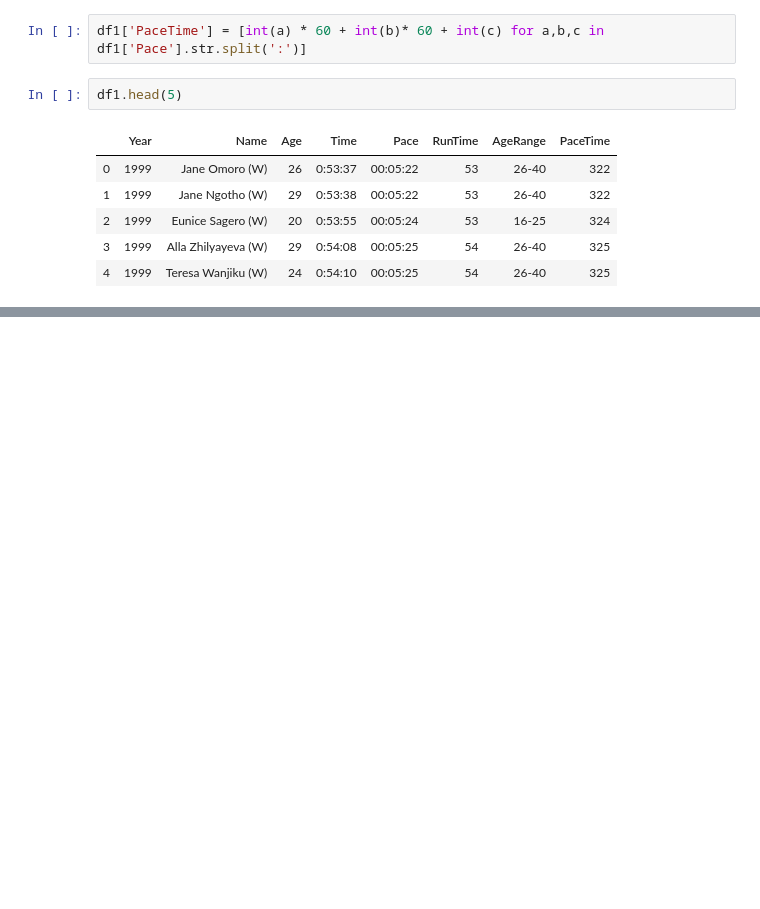
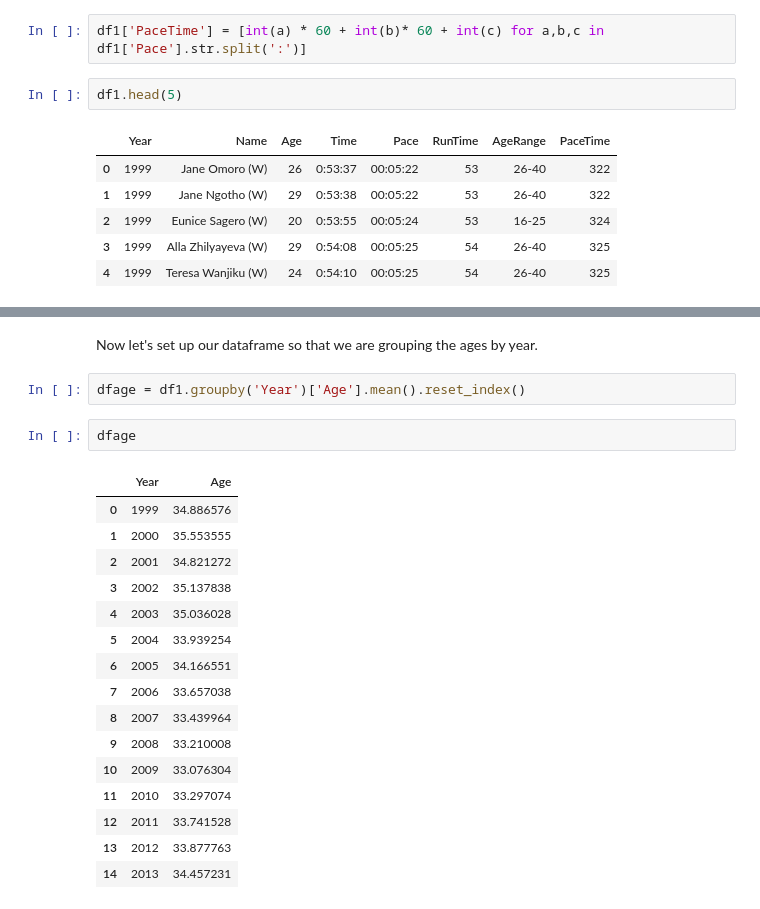
Before and after one commit to dhyanshah/MS7333_QTW, a Jupyter notebook: Case4/Python/CherryBlossomNotebook_Dhyan.ipynb, the cells around one changed output, grey strips where cells are left out. Saved outputs shown, nothing was run; the diff lists cells and outputs as text; blank space fills up the shorter version.

```diff
--- a/Case4/Python/CherryBlossomNotebook_Dhyan.ipynb
+++ b/Case4/Python/CherryBlossomNotebook_Dhyan.ipynb
@@ -425,0 +682,23 @@ Text(0.5, 0, 'Age (years)')
+# %% [markdown]
+Now let's set up our dataframe so that we are grouping the ages by year.
+# %%
+dfage = df1.groupby('Year')['Age'].mean().reset_index()
+# %%
+dfage
+# %% [output]
+|  | Year | Age |
+| 0 | 1999 | 34.886576 |
+| 1 | 2000 | 35.553555 |
+| 2 | 2001 | 34.821272 |
+| 3 | 2002 | 35.137838 |
+| 4 | 2003 | 35.036028 |
+| 5 | 2004 | 33.939254 |
+| 6 | 2005 | 34.166551 |
+| 7 | 2006 | 33.657038 |
+| 8 | 2007 | 33.439964 |
+| 9 | 2008 | 33.210008 |
+| 10 | 2009 | 33.076304 |
+| 11 | 2010 | 33.297074 |
+| 12 | 2011 | 33.741528 |
+| 13 | 2012 | 33.877763 |
+| 14 | 2013 | 34.457231 |
```
Also changed, not shown: parts of 51 cells of this notebook.
